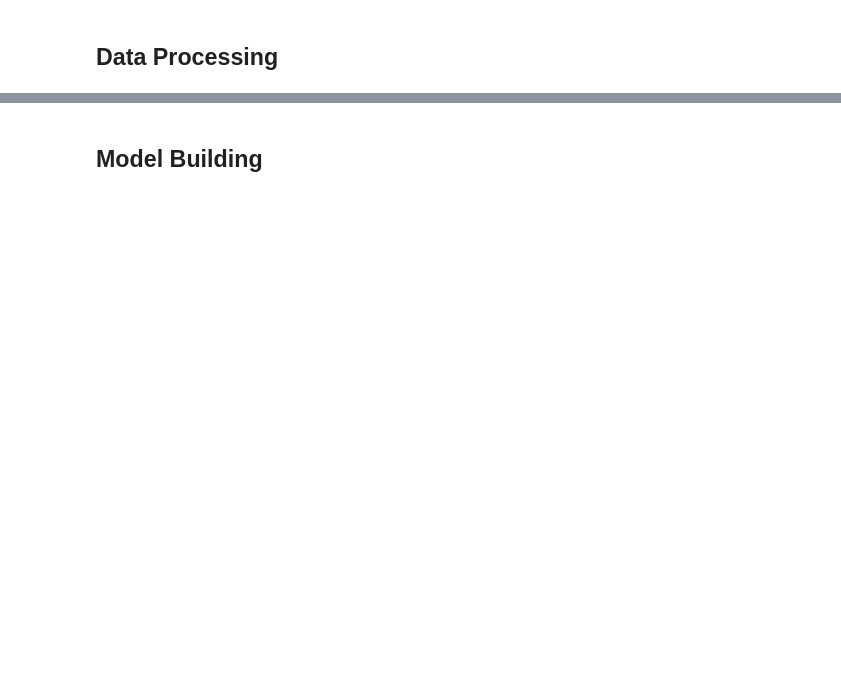
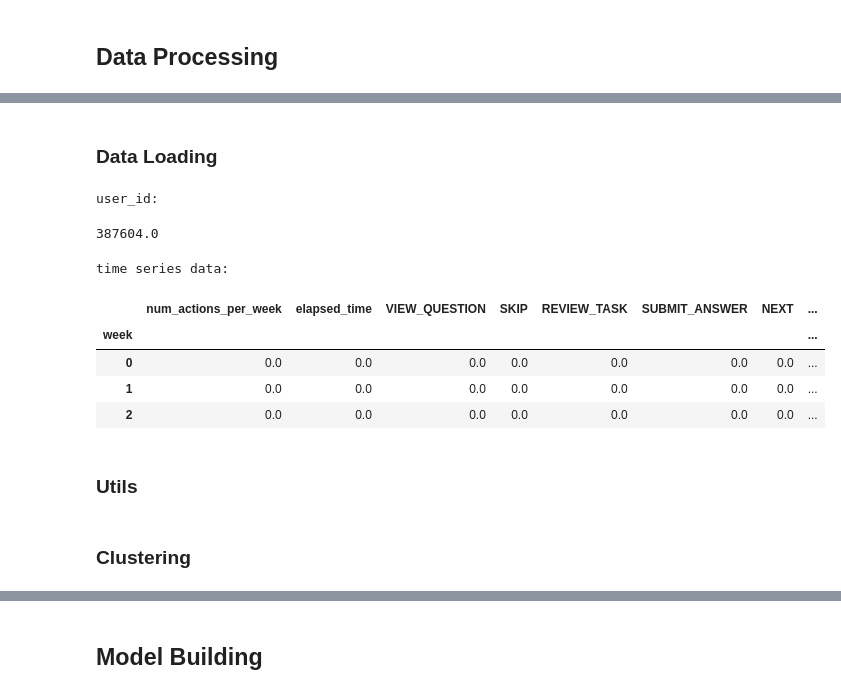
Before and after one commit to ML4BD/milestone-4-roguesgallery, a Jupyter notebook: notebooks/Milestone06/lernnavi_m6_276507.ipynb, the cells around one changed output, grey strips where cells are left out. Saved outputs shown, nothing was run; the diff lists cells and outputs as text; code cells hidden in the pictures; blank space fills up the shorter version.

```diff
--- a/notebooks/Milestone06/lernnavi_m6_276507.ipynb
+++ b/notebooks/Milestone06/lernnavi_m6_276507.ipynb
@@ -34,0 +388,20 @@ To this end, we will proceed as follows:
+# %%
+# Creating folder if non existent
+folder = 'MATH_GERMAN_split/'
+path = DATA_DIR + 'processed/'+folder
+
+if folder.split('/')[0] not in os.listdir(DATA_DIR + 'processed/'):
+    os.mkdir(path)
+
+# Saving data
+filename = 'time_series_GERMAN.pickle'
+_check = input(f'Are you sure that you want to save {filename} in {path}?\n[yes|no]')
+if _check == "yes":
+    with open(path + filename, "wb") as f:
+        pickle.dump(time_series_german, f)
+
+filename = 'time_series_MATH.pickle'
+_check = input(f'Are you sure that you want to save {filename} in {path}?\n[yes|no]')
+if _check == "yes":
+    with open(path + filename, "wb") as f:
+        pickle.dump(time_series_math, f)
@@ -34,0 +427,2 @@ To this end, we will proceed as follows:
+# %% [markdown]
+### Data Loading
@@ -34,0 +442,17 @@ To this end, we will proceed as follows:
+# %%
+# Accessing the first user's data
+print("user_id:")
+display(time_series_german[0][0])
+print("time series data:")
+time_series_german[0][1].head(3)
+# %% [output]
+user_id:
+387604.0
+time series data:
+|  | num_actions_per_week | elapsed_time | VIEW_QUESTION | SKIP | REVIEW_TASK | SUBMIT_ANSWER | NEXT | ... |
+| week |  |  |  |  |  |  |  | ... |
+| 0 | 0.0 | 0.0 | 0.0 | 0.0 | 0.0 | 0.0 | 0.0 | ... |
+| 1 | 0.0 | 0.0 | 0.0 | 0.0 | 0.0 | 0.0 | 0.0 | ... |
+| 2 | 0.0 | 0.0 | 0.0 | 0.0 | 0.0 | 0.0 | 0.0 | ... |
+# %% [markdown]
+### Utils
@@ -34,0 +534,2 @@ To this end, we will proceed as follows:
+# %% [markdown]
+### Clustering
```
Also changed, not shown: parts of 63 cells of this notebook.
